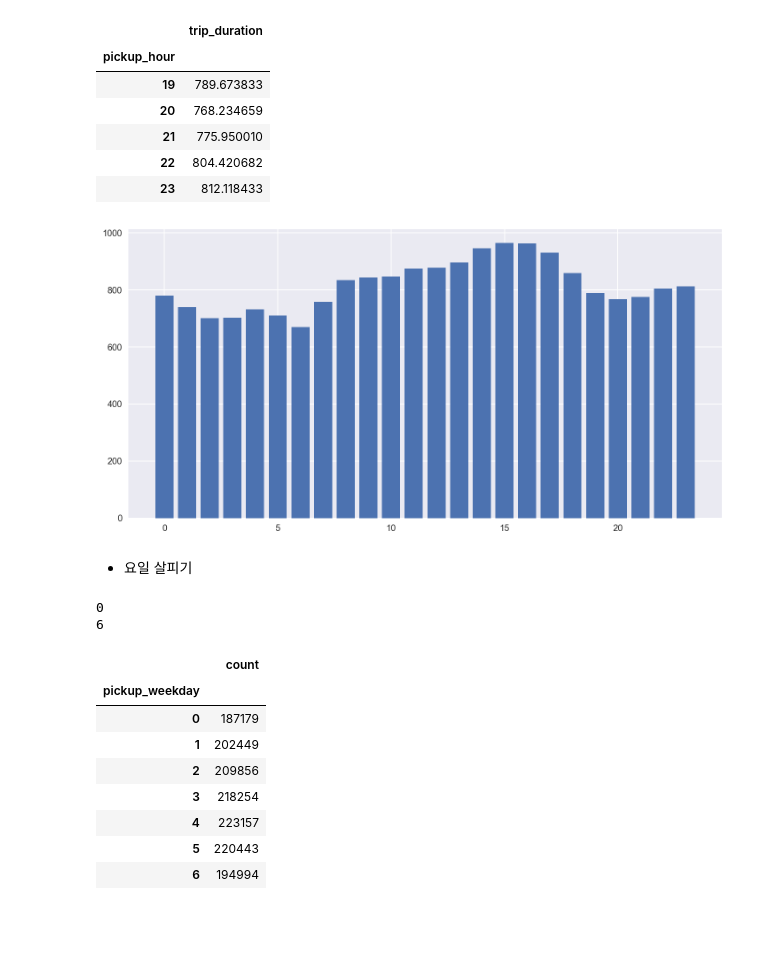
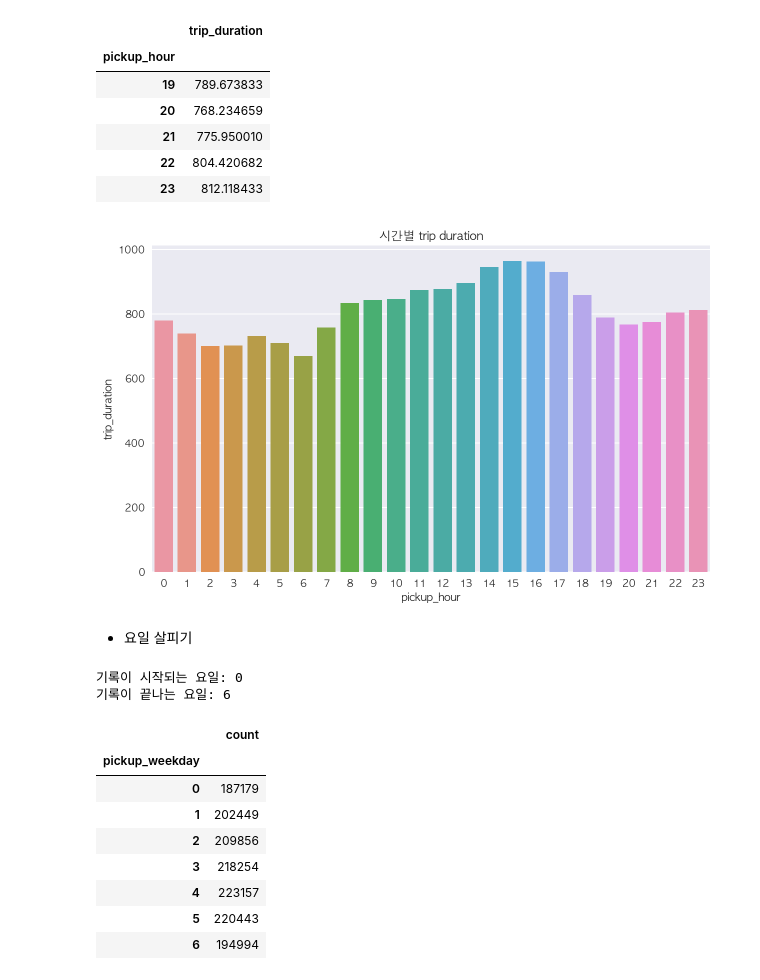
Before and after one commit to novdov/dss7b5-nyctaxi, a Jupyter notebook: EDA/EDA_release.ipynb, the cells around one changed output. Saved outputs shown, nothing was run; the diff lists cells and outputs as text; code cells hidden in the pictures; blank space fills up the shorter version.

```diff
--- a/EDA/EDA_release.ipynb
+++ b/EDA/EDA_release.ipynb
@@ -146,7 +169,7 @@ taxi_hour_1.groupby("pickup_hour").sum().tail()
 # %%
-taxi_hour_2 = taxi_df1.loc[:, ["pickup_hour", "trip_duration"]]
-taxi_hour_2 = taxi_hour_2.groupby("pickup_hour").mean()
-taxi_hour_2.tail()
+taxi_hour_duration = taxi_df1.loc[:, ["pickup_hour", "trip_duration"]]
+taxi_hour_duration = taxi_hour_duration.groupby("pickup_hour").mean()
+taxi_hour_duration.tail()
 # %% [output]
 |  | trip_duration |
 | pickup_hour |  |
@@ -155,20 +178,20 @@ taxi_hour_2.tail()
 | 21 | 775.950010 |
 | 22 | 804.420682 |
 | 23 | 812.118433 |
-# %%
-x2 = taxi_hour_2.index
-y2 = taxi_hour_2["trip_duration"]
-plt.figure(figsize = (12, 6))
-plt.bar(x2, y2)
-plt.show()
-# %% [output]
-[figure, removed]
+# %%
+plt.figure(figsize=(10, 6))
+plt.title("시간별 trip duration")
+sns.barplot(x=taxi_hour_duration.index,
+            y=taxi_hour_duration.trip_duration,
+            data=taxi_month_duration);
+# %% [output]
+[figure, added]
 # %% [markdown]
 - 요일 살피기
 # %%
-print(taxi_df1["pickup_weekday"].min())
-print(taxi_df1["pickup_weekday"].max())
+print("기록이 시작되는 요일: {}".format(taxi_df1["pickup_weekday"].min()))
+print("기록이 끝나는 요일: {}".format(taxi_df1["pickup_weekday"].max()))
 # %% [output]
-0
-6
+기록이 시작되는 요일: 0
+기록이 끝나는 요일: 6
 # %%
```
Also changed, not shown: parts of 17 cells of this notebook.
